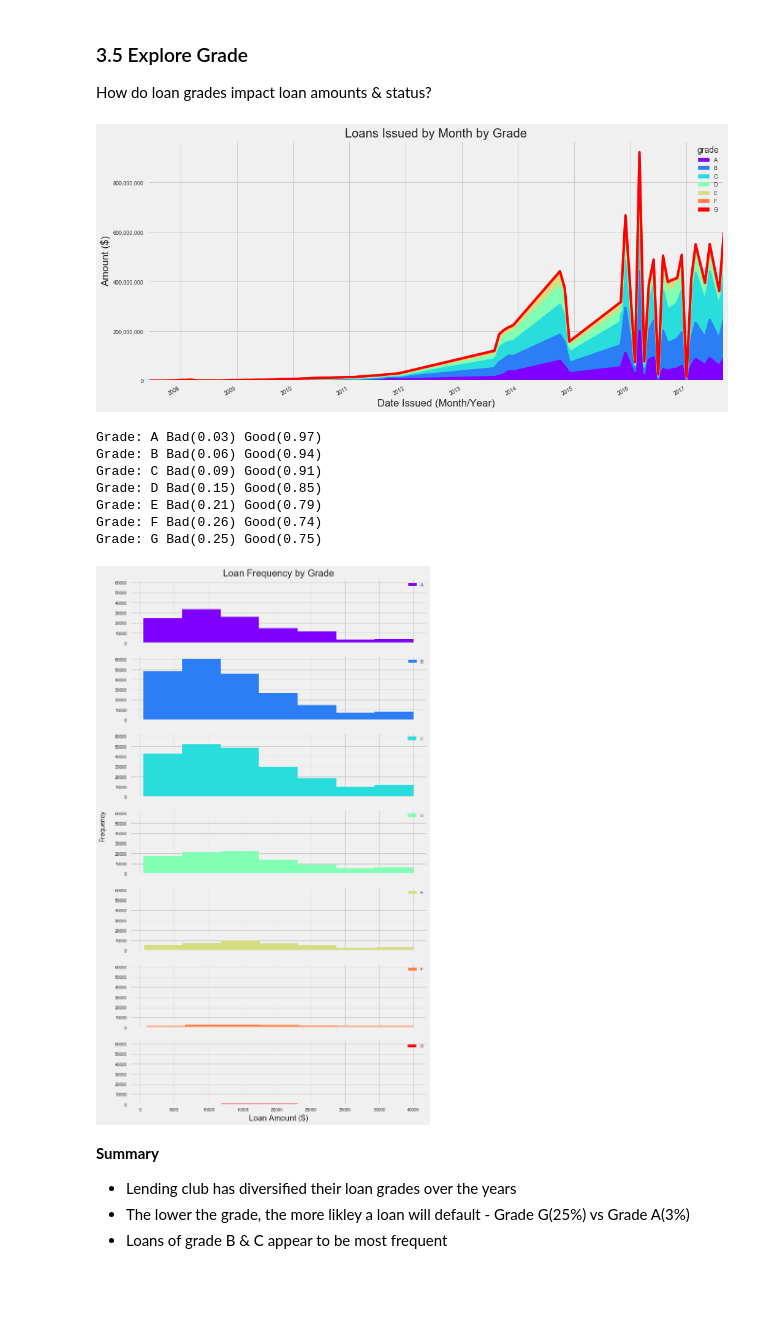
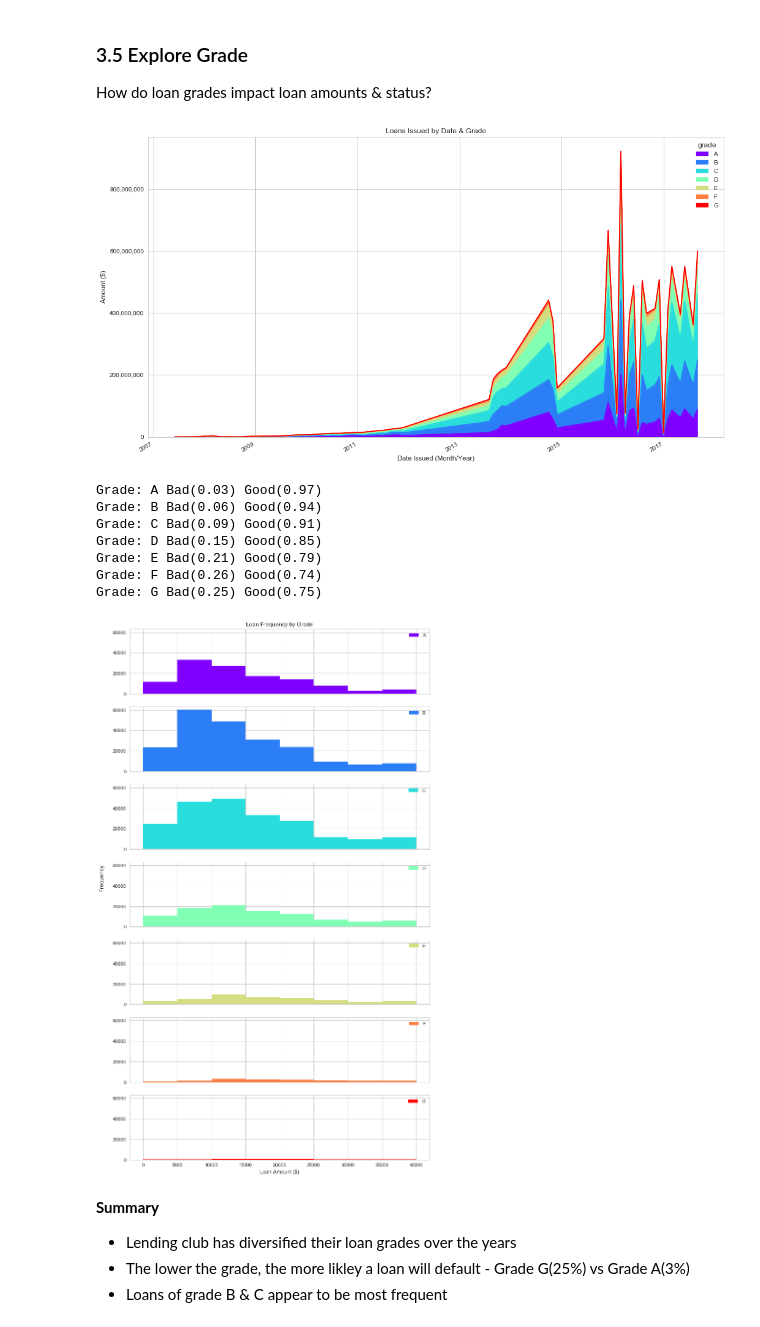
Before and after one commit to mrjgamble/K2DataScience, a Jupyter notebook: Projects/project2-predictive-modeling/notebooks/01-lending-club-eda.ipynb, the cells around one changed output. Saved outputs shown, nothing was run; the diff lists cells and outputs as text; code cells hidden in the pictures; blank space fills up the shorter version.

```diff
--- a/Projects/project2-predictive-modeling/notebooks/01-lending-club-eda.ipynb
+++ b/Projects/project2-predictive-modeling/notebooks/01-lending-club-eda.ipynb
@@ -44,7 +44,8 @@ import matplotlib.pyplot as plt
 import os as os
 
 import seaborn as sns
-plt.style.use('fivethirtyeight')
+sns.set(style='whitegrid', color_codes=True)
+#plt.style.use('fivethirtyeight')
 # %% [markdown]
 ## 1. Data Import
 # %%
@@ -1027,31 +1056,33 @@ How do loan grades impact loan amounts & status?
 # %%
 # find number of grades
 grades = df.grade.unique()
 
 # create a colormap to represent each grade
 cm = plt.cm.rainbow
 colors = cm(np.linspace(0, 1, len(grades)))
 
 # create plot
-df.groupby(['issue_d', 'grade']).loan_amnt.sum().unstack().plot.area(figsize=(15,8), color=colors)
+df.groupby(['issue_d', 'grade']).loan_amnt.sum().unstack().plot.area(figsize=(15,10), color=colors)
 
 # set labels
-plt.title('Loans Issued by Month by Grade')
+plt.title('Loans Issued by Date & Grade')
 plt.ylabel('Amount ($)')
 plt.xlabel('Date Issued (Month/Year)')
 
 # get current axis
 ax = plt.gca()
 
 # disable scientific notation on the y axis
 ax.ticklabel_format(axis='y', style='plain')
 
 # format values with comma
 ax.yaxis.set_major_formatter(StrMethodFormatter('{x:,.0f}'))
 
+plt.savefig('../reports/figures/loan_amnt_by_date_grade.png')
+
 plt.show()
 # %% [output]
-[figure, old version]
+[figure, new version]
 # %%
 # what does this look like percentage wise?
 for group, data in df.groupby(['grade']).is_bad:
@@ -1069,8 +1100,10 @@ Grade: G Bad(0.25) Good(0.75)
 
 fig, axs = plt.subplots(7, sharex=True, sharey=True, figsize=(10,19))
 
+bins = [0, 5000, 10000, 15000, 20000, 25000, 30000, 35000, 40000]
+
 for i, g in enumerate(sorted(grades)):
-    line = axs[i].hist(df[df.grade==g].loan_amnt, bins=7, color=colors[i], label=g)
+    line = axs[i].hist(df[df.grade==g].loan_amnt, bins=bins, color=colors[i], label=g)
     axs[i].legend()
 
 # Set labels
@@ -1078,10 +1111,11 @@ axs[0].set_title('Loan Frequency by Grade')
 plt.xlabel('Loan Amount ($)')
 fig.text(0., 0.5, 'Frequency', ha='center', va='center', rotation='vertical')
 
+plt.savefig('../reports/figures/loan_amnt_by_grade.png')
 
 plt.show()
 # %% [output]
-[figure, old version]
+[figure, new version]
 # %% [markdown]
 **Summary**
 
```
Also changed, not shown: parts of 16 cells of this notebook, 18 other files.
